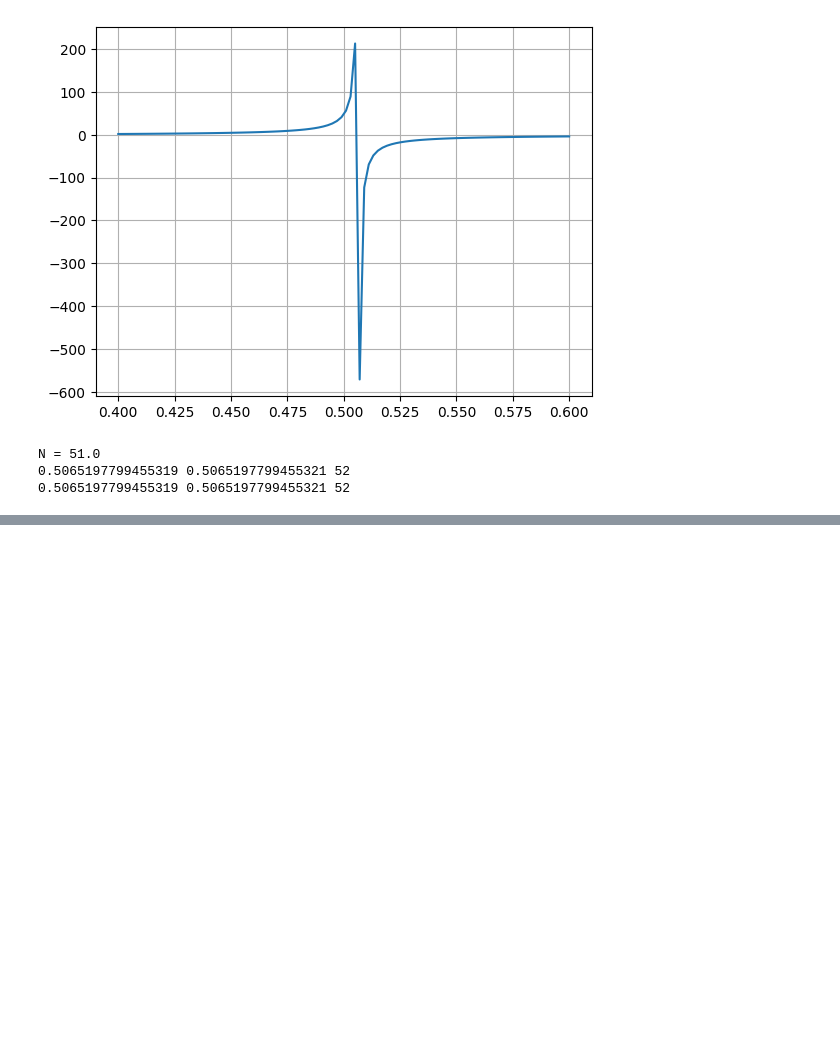
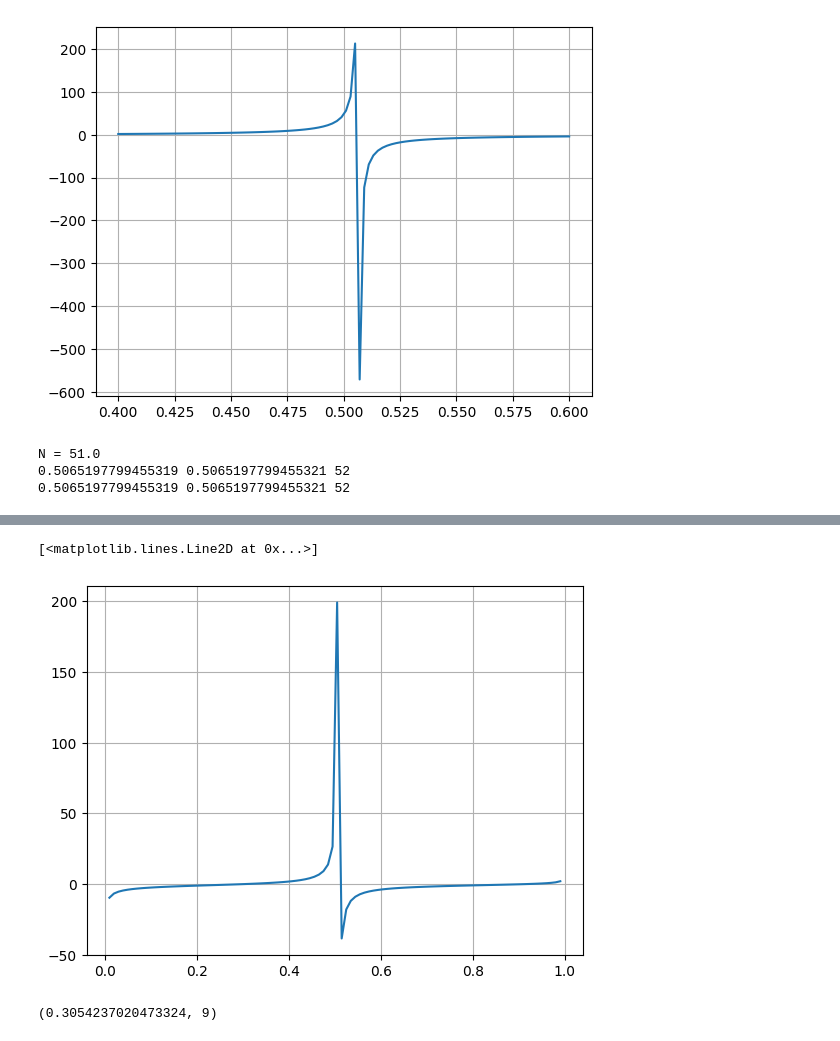
Before and after one commit to IDAnton/OFA, a Jupyter notebook: 2.ipynb, the cells around one changed output, grey strips where cells are left out. Cells and saved outputs as stored; diff of their text form; code cells hidden in the pictures; blank space fills up the shorter version.

```diff
--- a/2.ipynb
+++ b/2.ipynb
@@ -128,14 +125,25 @@ TypeError: unsupported operand type(s) for +: 'NoneType' and 'float'
+# %%
+# алгоритм Ньютона
+import matplotlib.pyplot as plt
+a = 0.01
+b = 0.99
+x = np.linspace(a, b, 100)
+y = [f(xi) for xi in x]
+plt.grid(True)
+plt.plot(x, y)
+# %% [output]
+[<matplotlib.lines.Line2D at 0x...>]
+[figure, added]
 # %%
-# алгоритм Ньютона
-def newton(f, df, x0, e = 0.001):
+def newton(f, df, x, e = 0.001):
     i = 1
     while True:
-        x = x0 - f(x)/df(x)
-        prev_x = x0
-        x0 = x
+        prev_x = x
+        x = x - f(x)/df(x)
         i += 1
         if np.abs(x - prev_x) < e:
             break
-        return x, i
-
-print(simple_iterations(phi, 0.8))
+    return x, i
+print(newton(f, df, 0.5))
+# %% [output]
+(0.3054237020473324, 9)
```
Also changed, not shown: parts of 4 cells of this notebook.
